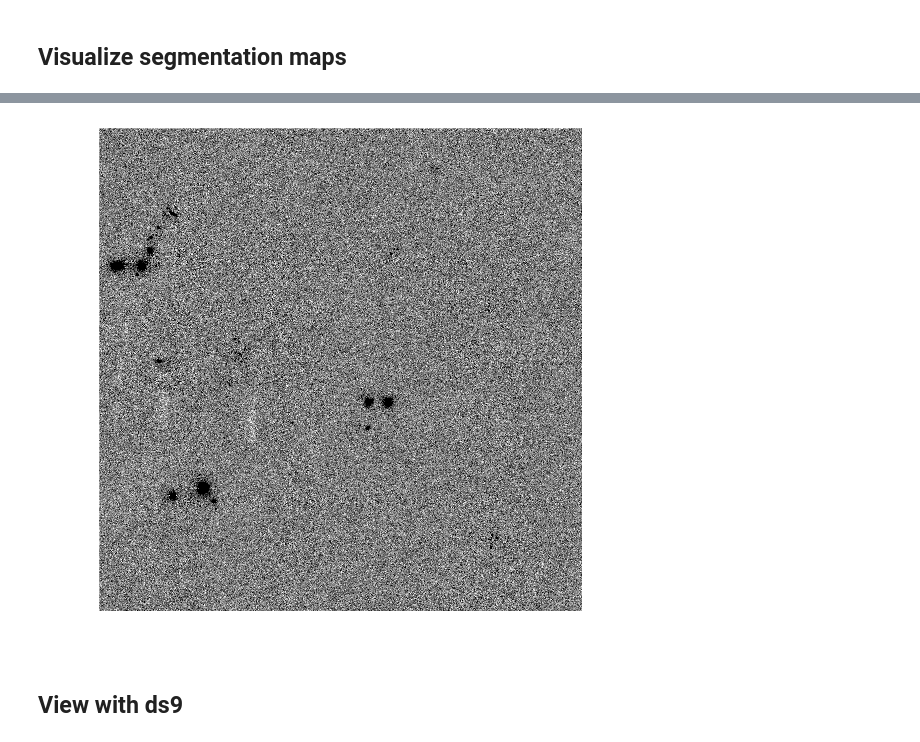
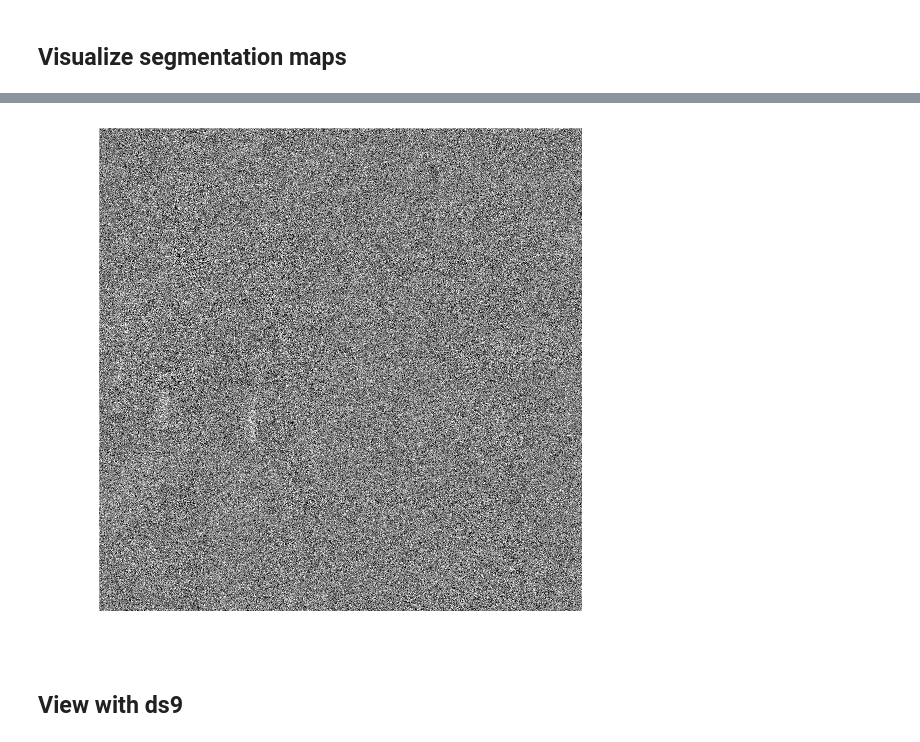
Before and after one commit to johnnygreco/hugs-ana, a Jupyter notebook: notebooks/test_lsst_stack/detection.ipynb, the cells around one changed output, grey strips where cells are left out. Saved outputs shown, nothing was run; the diff lists cells and outputs as text; code cells hidden in the pictures.

```diff
--- a/notebooks/test_lsst_stack/detection.ipynb
+++ b/notebooks/test_lsst_stack/detection.ipynb
@@ -35,7 +35,7 @@ psf = exposure.getPsf()
 sigma = psf.computeShape().getDeterminantRadius()
 fwhm = 2*np.sqrt(2*np.log(2))*sigma
 ngrow = int(2.4*sigma + 0.5)
-mi_smooth = smooth_image(mi, sigma)
+mi_smooth = lsstutils.imgproc.smooth_gauss(mi, sigma)
 print('psf fwhm =', round(fwhm*0.168, 2), 'arcsec')
 # %% [output]
 psf fwhm = 0.52 arcsec
@@ -44,14 +44,14 @@ psf fwhm = 0.52 arcsec
 # %%
 hi_val = 9.0
-DETECTED_NEGATIVE = afwDetect.Threshold(hi_val, afwDetect.Threshold.STDEV)
-fp_hi = afwDetect.FootprintSet(mi_smooth, DETECTED_NEGATIVE)
-fp_hi = afwDetect.FootprintSet(fp_hi, ngrow, True)
+HI_THRESH = afwDetect.Threshold(hi_val, afwDetect.Threshold.STDEV)
+fp_hi = afwDetect.FootprintSet(mi_smooth, HI_THRESH, 'HI_THRESH')
+fp_hi = afwDetect.FootprintSet(fp_hi, ngrow)
 # %% [markdown]
 ## Low threshold detection
 # %%
-lo_val = 1.2
+lo_val = 2.0
 thresh_lo = afwDetect.Threshold(lo_val, afwDetect.Threshold.STDEV)
-fp_lo = afwDetect.FootprintSet(mi_smooth, thresh_lo, 'DETECTED', 50)
+fp_lo = afwDetect.FootprintSet(mi_smooth, thresh_lo, 'LO_THRESH', 50)
 fp_lo = afwDetect.FootprintSet(fp_lo, ngrow)
 # %% [markdown]
 ## Set masks and generate noise array
@@ -81,0 +84,16 @@ for i, (seg, val) in enumerate(seg_maps):
+# %%
+%%time
+rmax = 15 # pixels
+xy0 = mi.getXY0()
+plane_hi = mask.getMaskPlane('HI_THRESH')
+bit_hi = mask.getPlaneBitMask('HI_THRESH')
+bit_vals = 2**np.arange(mask.getNumPlanesMax())
+noise_mask = fp_lo.insertIntoImage(False).getArray().copy()
+for i, foot in enumerate(fp_lo.getFootprints()):
+    peaks = np.array([p.getCentroid()-xy0 for p in foot.getPeaks()])
+    xc, yc = peaks.mean(axis=0)
+    rows, cols = skimage_circle(yc, xc, rmax, shape=mask.getArray().shape)
+    circ_pix = mask.getArray()[rows, cols]
+    on_bits = [bit_hi in bit_vals[(b & bit_vals)!=0] for b in circ_pix]
+    if np.sum(on_bits)==0:
+        noise_mask[noise_mask==foot.getId()] = 0
@@ -105,11 +105,14 @@ Wall time: 1min 19s
 # %%
+exp_clone = exposure.clone()
+mi_clone = exp_clone.getMaskedImage()
+mi_clone.getImage().getArray()[noise_mask!=0] = noise_array[noise_mask!=0]
 plt.figure(figsize=(6,6))
 vmin, vmax = zscale(mi_clone.getImage().getArray())
 plt.imshow(mi_clone.getImage().getArray(), vmin=vmin, origin='lower',
            vmax=vmax, cmap=plt.cm.gray_r, aspect='equal')
 plt.axis('off');
 # %% [output]
-[figure, old version]
+[figure, new version]
 # %% [markdown]
 ## View with ds9
 # %%
```
Also changed, not shown: parts of 23 cells of this notebook.
